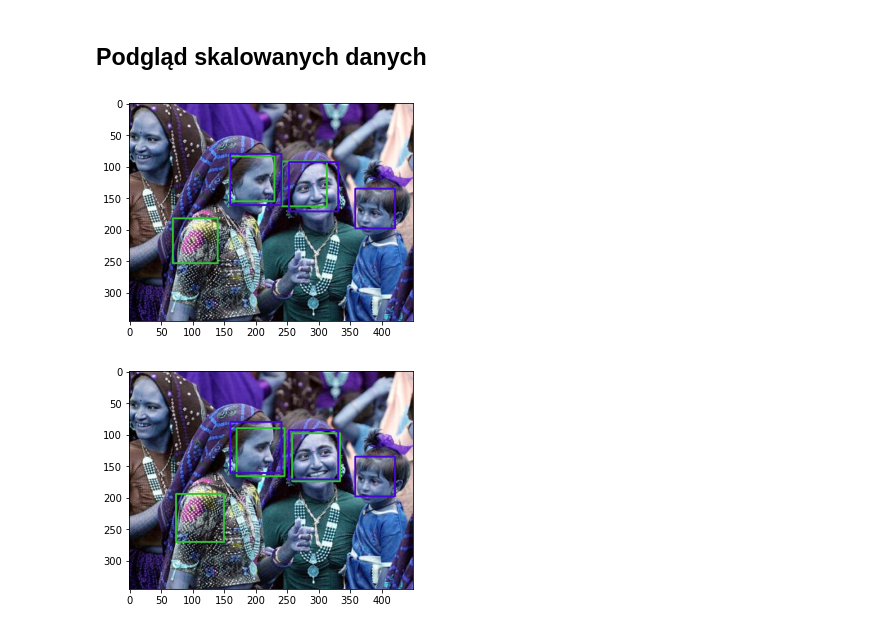
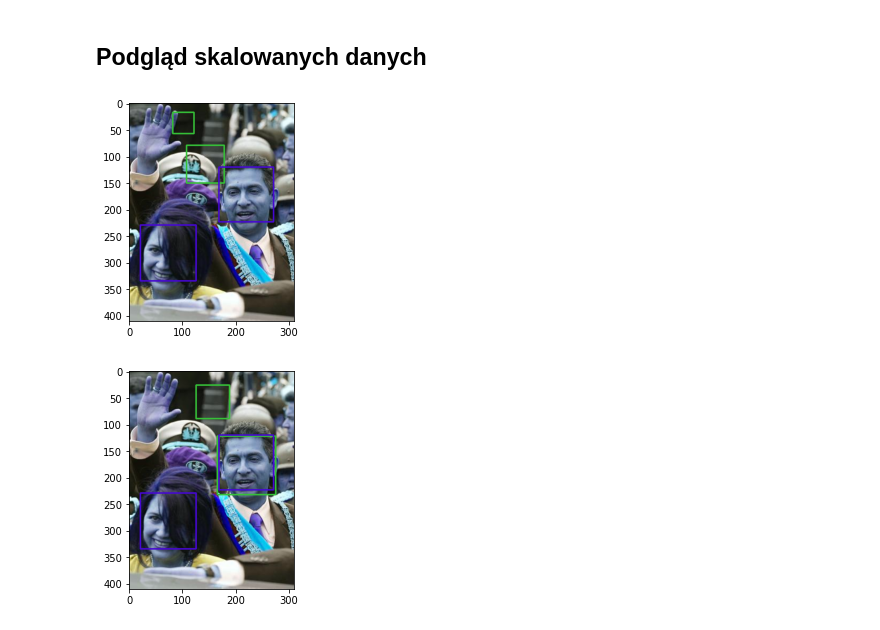
Before and after one commit to karlosos/machine_learning_2, a Jupyter notebook: src/scaling.ipynb, the cells around one changed output. Drawn from its saved outputs; the diff is of its cells as text; code cells hidden in the pictures.

```diff
--- a/src/scaling.ipynb
+++ b/src/scaling.ipynb
@@ -12,6 +12,7 @@ import cv2
 
 import matplotlib.pyplot as plt
 from haar_students_new import draw_bounding_boxes
+from haar_students_new import resize_image
 
 def reduce_by_threshold(image_row, **kwargs):
     threshold = kwargs['threshold']
@@ -27,13 +28,15 @@ def bounding_boxes_reduction(image_row):
     detections_reduced = non_max_suppression(detections, treshold=0.1)
     return (image_row[0], image_row[1], detections_reduced)
 
-def batch_drawing(image_row):
+def batch_drawing(image_row, resize=True):
     file_path = image_row[0]
     ground_truth = image_row[1]
     detections = image_row[2]
     ground_truth = [[bb[1], bb[0], bb[2] - bb[0] - 1, None] for bb in ground_truth]
 
     i = cv2.imread(file_path)
+    if resize:
+        i = resize_image(i)
     i = draw_bounding_boxes(i, detections, color=(54, 193, 56), thickness=2)
     i = draw_bounding_boxes(i, ground_truth, color=(70, 8, 210), thickness=2)
 
@@ -64,10 +74,10 @@ coords_scaled = np.apply_along_axis(scale_detections, 1, coords_suppresion)
 # %% [markdown]
 ## Podgląd skalowanych danych
 # %%
-batch_drawing(coords_scaled[0])
+batch_drawing(coords_scaled[9], resize=False)
 # %% [output]
-[figure, old version]
+[figure, new version]
 # %%
-batch_drawing(coords_suppresion[0])
+batch_drawing(coords_suppresion[9], resize=False)
 # %% [output]
-[figure, old version]
+[figure, new version]
```
Also changed, not shown: parts of 3 cells of this notebook, 3 other files.
